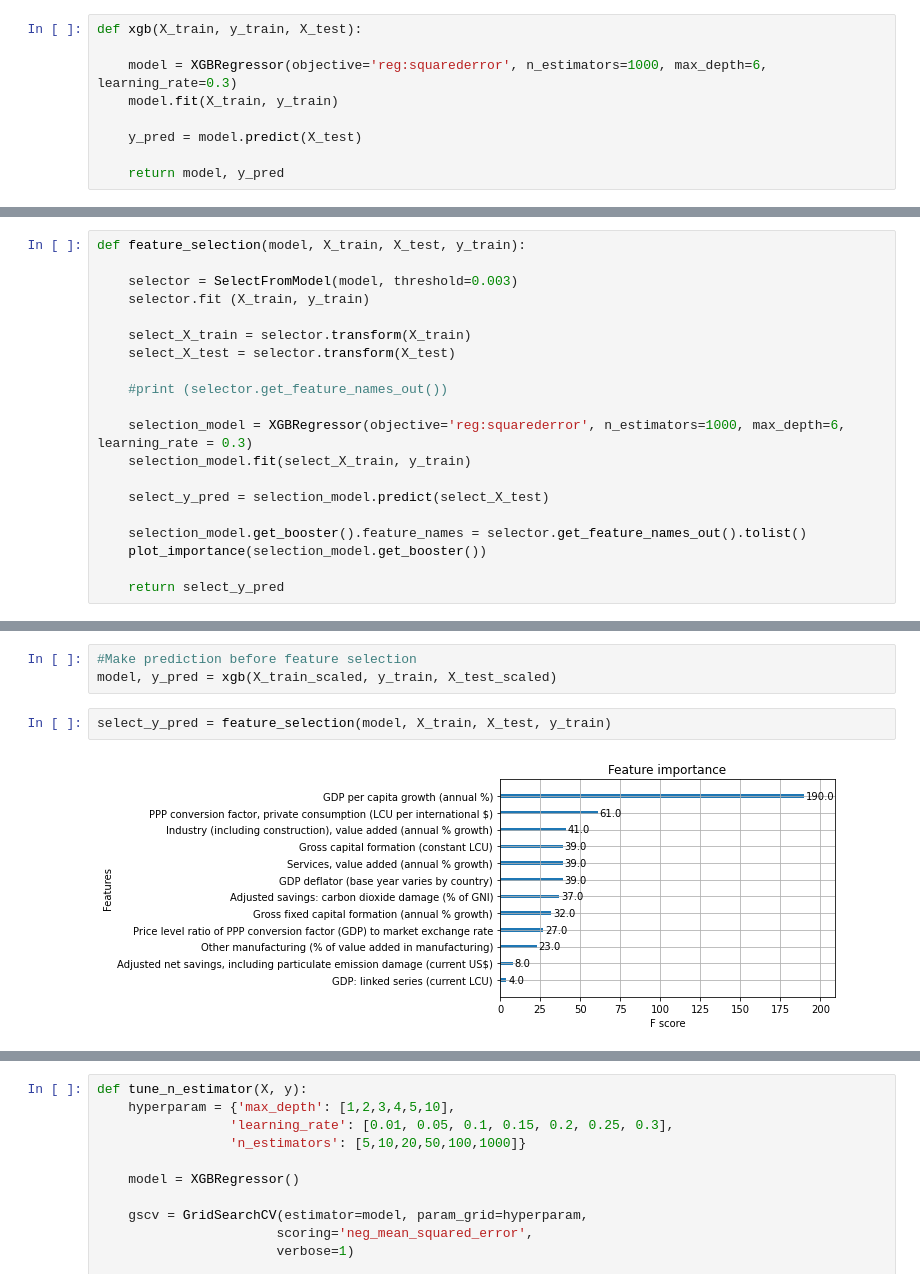
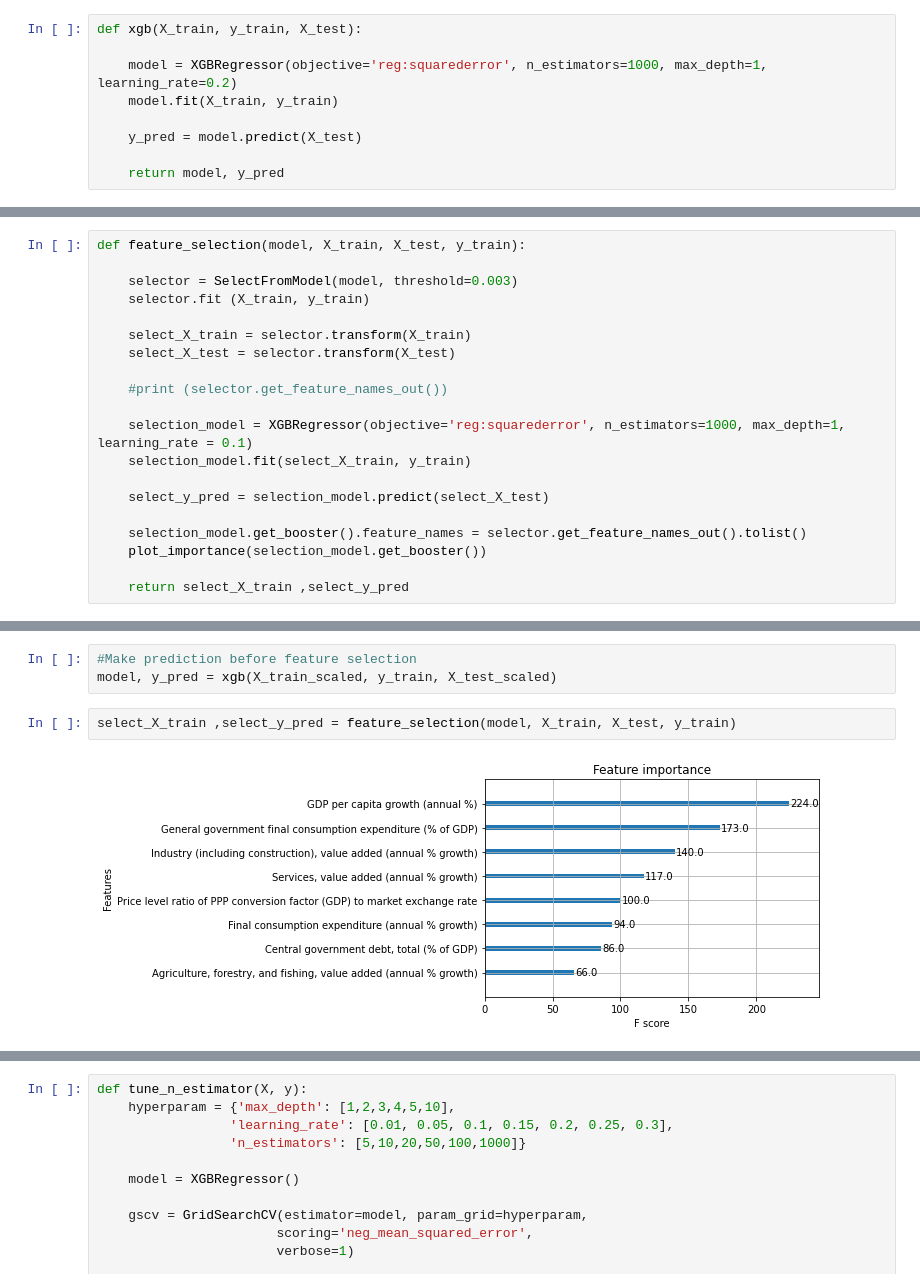
Before and after one commit to FarhanHabibie/UG-Project-Farhan, a Jupyter notebook: XGBoost Univariate Forecast/XGBoost Forecast Multivariate.ipynb, the cells around one changed output, grey strips where cells are left out. Cells and saved outputs as stored; diff of their text form.

```diff
--- a/XGBoost Univariate Forecast/XGBoost Forecast Multivariate.ipynb
+++ b/XGBoost Univariate Forecast/XGBoost Forecast Multivariate.ipynb
@@ -58,7 +58,7 @@ def train_test_split_func(X, y):
 # %%
 def xgb(X_train, y_train, X_test):
 
-    model = XGBRegressor(objective='reg:squarederror', n_estimators=1000, max_depth=6, learning_rate=0.3)
+    model = XGBRegressor(objective='reg:squarederror', n_estimators=1000, max_depth=1, learning_rate=0.2)
     model.fit(X_train, y_train)
 
     y_pred = model.predict(X_test)
@@ -83,7 +83,7 @@ def feature_selection(model, X_train, X_test, y_train):
 
     #print (selector.get_feature_names_out())
 
-    selection_model = XGBRegressor(objective='reg:squarederror', n_estimators=1000, max_depth=6, learning_rate = 0.3)
+    selection_model = XGBRegressor(objective='reg:squarederror', n_estimators=1000, max_depth=1, learning_rate = 0.1)
     selection_model.fit(select_X_train, y_train)
 
     select_y_pred = selection_model.predict(select_X_test)
@@ -91,7 +91,7 @@ def feature_selection(model, X_train, X_test, y_train):
     selection_model.get_booster().feature_names = selector.get_feature_names_out().tolist()
     plot_importance(selection_model.get_booster())
 
-    return select_y_pred
+    return select_X_train ,select_y_pred
 # %%
 def performance_metrics(y_test, y_pred):
 
@@ -132,9 +132,9 @@ X_train_scaled, X_test_scaled = scale(X_train, X_test)
 #Make prediction before feature selection
 model, y_pred = xgb(X_train_scaled, y_train, X_test_scaled)
 # %%
-select_y_pred = feature_selection(model, X_train, X_test, y_train)
+select_X_train ,select_y_pred = feature_selection(model, X_train, X_test, y_train)
 # %% [output]
-[figure, old version]
+[figure, new version]
 # %%
 #Outputs
 df_compare = pd.DataFrame({'Actual' : y_test, 'Predicted' : select_y_pred})
```
Also changed, not shown: parts of 2 cells of this notebook, 1 other file.
